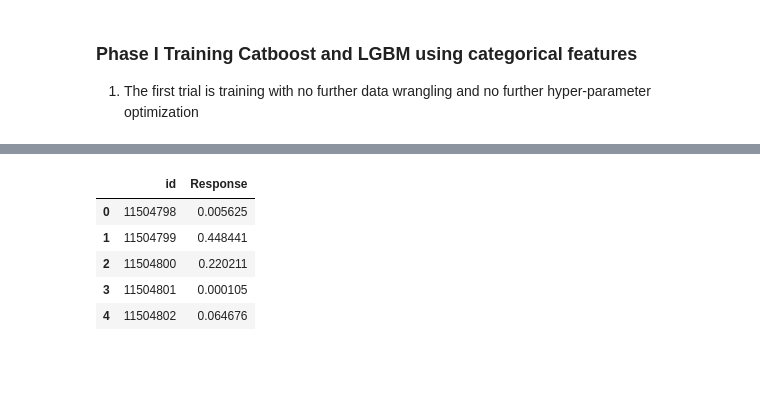
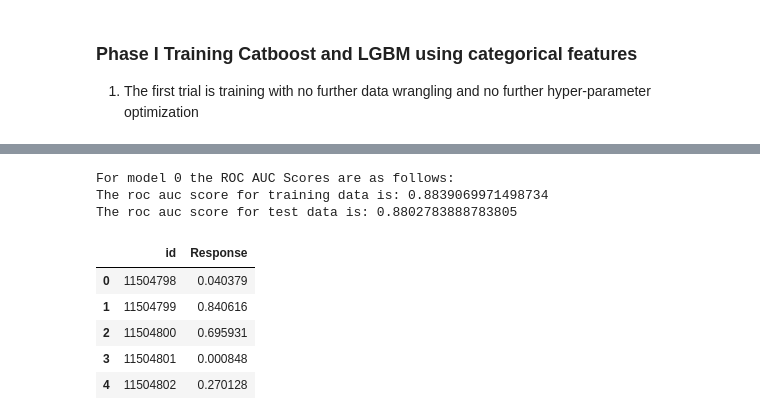
Before and after one commit to vaidyaprasad84/kaggle, a Jupyter notebook: Playground Series/ps4-e7-binary-classification-of-insurance.ipynb, the cells around one changed output, grey strips where cells are left out. Drawn from its saved outputs; the diff is of its cells as text; code cells hidden in the pictures; blank space fills up the shorter version.

Commit message:
Update training with sampling to balance classes

```diff
--- a/Playground Series/ps4-e7-binary-classification-of-insurance.ipynb
+++ b/Playground Series/ps4-e7-binary-classification-of-insurance.ipynb
@@ -161,0 +231,26 @@ print(roc_auc_score(df_test.Response,cat_test_pred))
+# %%
+df_train = train.iloc[: 4 * len(train) // 5]
+df_test = train.iloc[4 * len(train) // 5 :]
+test_pool = Pool(df_test.drop(columns = ['id','Region_Code','Policy_Sales_Channel','Vintage','Response']),
+                 label=df_test.Response,
+                 cat_features=cat_columns)
+oversample = df_train[df_train['Response']==1]
+num = len(oversample)
+
+cat_train_pred = []
+cat_test_pred = []
+test_pred = []
+
+for i in range(1):
+    undersample = df_train[df_train['Response']==0]
+    undersample = undersample.sample(n = num, random_state = 42)
+    train_df = pd.concat([oversample,undersample]).sample(frac = 1,
+                                                         random_state = 42).reset_index().drop(columns = ['index'])
+    train_pool = Pool(train_df.drop(columns = ['id','Region_Code','Policy_Sales_Channel','Vintage','Response']),
+                  label=train_df.Response,
+                  cat_features=cat_columns)
+    cat_model = CatBoostClassifier(**catboost_params)
+    cat_model.fit(train_pool, eval_set=test_pool, use_best_model = True, plot=True)
+    cat_train_pred.append(cat_model.predict_proba(train_df.drop(columns = ['id','Region_Code','Policy_Sales_Channel','Vintage','Response']))[:,1])
+    cat_test_pred.append(cat_model.predict_proba(df_test.drop(columns = ['id','Region_Code','Policy_Sales_Channel','Vintage','Response']))[:,1])
+    test_pred.append(cat_model.predict_proba(test.drop(columns = ['id','Region_Code','Policy_Sales_Channel','Vintage']))[:,1])
@@ -162,12 +265,25 @@ print(roc_auc_score(df_test.Response,cat_test_pred))
+# %%
+for i in range(1):
+    cat_train_pred.append(cat_model.predict_proba(train_df.drop(columns = ['id','Region_Code','Policy_Sales_Channel','Vintage','Response']))[:,1])
+    cat_test_pred.append(cat_model.predict_proba(df_test.drop(columns = ['id','Region_Code','Policy_Sales_Channel','Vintage','Response']))[:,1])
+    test_pred.append(cat_model.predict_proba(test.drop(columns = ['id','Region_Code','Policy_Sales_Channel','Vintage']))[:,1])
+    print(f'For model {i} the ROC AUC Scores are as follows:')
+    print(f"The roc auc score for training data is: {roc_auc_score(train_df['Response'],cat_train_pred[i])}")
+    print(f"The roc auc score for test data is: {roc_auc_score(df_test['Response'],cat_test_pred[i])}")
+# %% [output]
+For model 0 the ROC AUC Scores are as follows:
+The roc auc score for training data is: 0.8839069971498734
+The roc auc score for test data is: 0.8802783888783805
 # %%
-test_pred = cat_model.predict_proba(test.drop(columns = ['id','Region_Code','Policy_Sales_Channel','Vintage']))[:,1]
-sample_submission['Response'] = test_pred
+# test_pred = cat_model.predict_proba(test.drop(columns = ['id','Region_Code','Policy_Sales_Channel','Vintage']))[:,1]
+# sample_submission['Response'] = test_pred
+sample_submission['Response'] = test_pred[i]
 sample_submission.to_csv('catboost_cat_no_optimization.csv', index = False)
 sample_submission.head()
 # %% [output]
 |  | id | Response |
-| 0 | 11504798 | 0.005625 |
-| 1 | 11504799 | 0.448441 |
-| 2 | 11504800 | 0.220211 |
-| 3 | 11504801 | 0.000105 |
-| 4 | 11504802 | 0.064676 |
+| 0 | 11504798 | 0.040379 |
+| 1 | 11504799 | 0.840616 |
+| 2 | 11504800 | 0.695931 |
+| 3 | 11504801 | 0.000848 |
+| 4 | 11504802 | 0.270128 |
```
Also changed, not shown: parts of 8 cells of this notebook.
